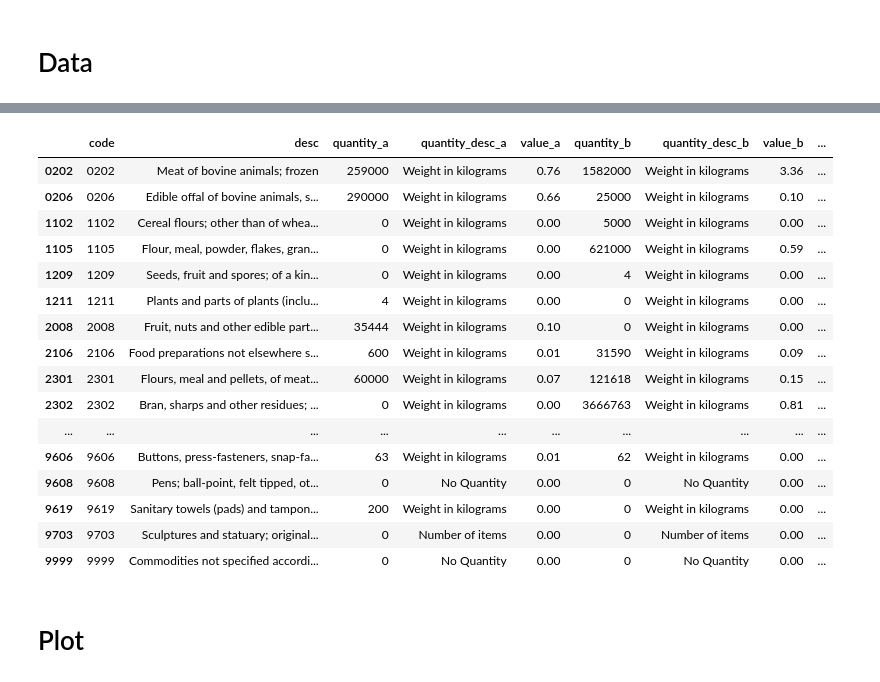
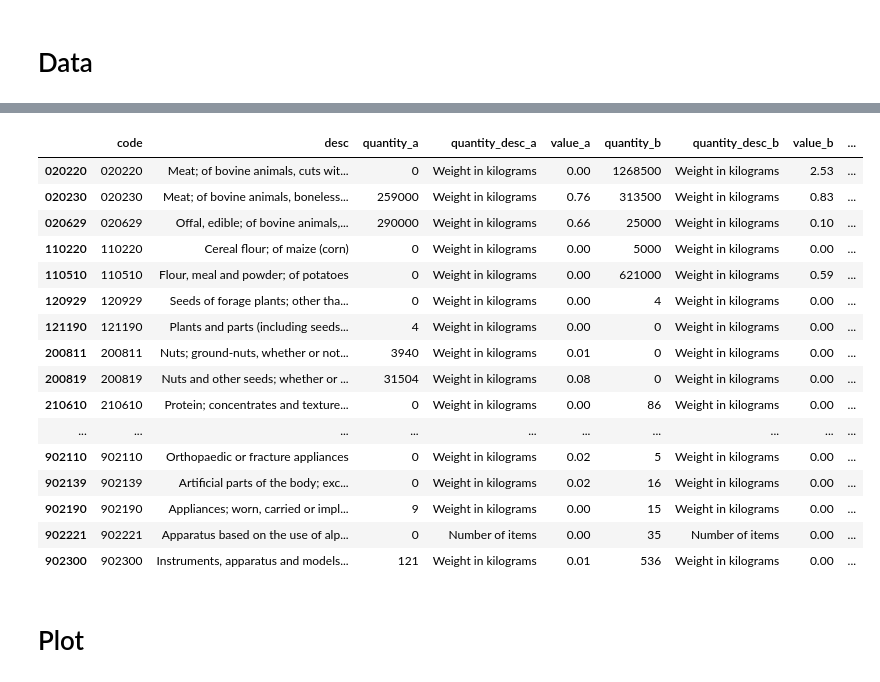
Before and after one commit to kmaneesh/tta, a Jupyter notebook: notebook/country/export.ipynb, the cells around one changed output, grey strips where cells are left out. Drawn from its saved outputs; the diff is of its cells as text; code cells hidden in the pictures.

```diff
--- a/notebook/country/export.ipynb
+++ b/notebook/country/export.ipynb
@@ -61,23 +84,23 @@ df = tta.prepare(data)
 # %%
-df.sort_values(by=['code'])
+df6.sort_values(by=['code'])
 # %% [output]
 |  | code | desc | quantity_a | quantity_desc_a | value_a | quantity_b | quantity_desc_b | value_b | ... |
-| 0202 | 0202 | Meat of bovine animals; frozen | 259000 | Weight in kilograms | 0.76 | 1582000 | Weight in kilograms | 3.36 | ... |
-| 0206 | 0206 | Edible offal of bovine animals, s... | 290000 | Weight in kilograms | 0.66 | 25000 | Weight in kilograms | 0.10 | ... |
-| 1102 | 1102 | Cereal flours; other than of whea... | 0 | Weight in kilograms | 0.00 | 5000 | Weight in kilograms | 0.00 | ... |
-| 1105 | 1105 | Flour, meal, powder, flakes, gran... | 0 | Weight in kilograms | 0.00 | 621000 | Weight in kilograms | 0.59 | ... |
-| 1209 | 1209 | Seeds, fruit and spores; of a kin... | 0 | Weight in kilograms | 0.00 | 4 | Weight in kilograms | 0.00 | ... |
-| 1211 | 1211 | Plants and parts of plants (inclu... | 4 | Weight in kilograms | 0.00 | 0 | Weight in kilograms | 0.00 | ... |
-| 2008 | 2008 | Fruit, nuts and other edible part... | 35444 | Weight in kilograms | 0.10 | 0 | Weight in kilograms | 0.00 | ... |
-| 2106 | 2106 | Food preparations not elsewhere s... | 600 | Weight in kilograms | 0.01 | 31590 | Weight in kilograms | 0.09 | ... |
-| 2301 | 2301 | Flours, meal and pellets, of meat... | 60000 | Weight in kilograms | 0.07 | 121618 | Weight in kilograms | 0.15 | ... |
-| 2302 | 2302 | Bran, sharps and other residues; ... | 0 | Weight in kilograms | 0.00 | 3666763 | Weight in kilograms | 0.81 | ... |
+| 020220 | 020220 | Meat; of bovine animals, cuts wit... | 0 | Weight in kilograms | 0.00 | 1268500 | Weight in kilograms | 2.53 | ... |
+| 020230 | 020230 | Meat; of bovine animals, boneless... | 259000 | Weight in kilograms | 0.76 | 313500 | Weight in kilograms | 0.83 | ... |
+| 020629 | 020629 | Offal, edible; of bovine animals,... | 290000 | Weight in kilograms | 0.66 | 25000 | Weight in kilograms | 0.10 | ... |
+| 110220 | 110220 | Cereal flour; of maize (corn) | 0 | Weight in kilograms | 0.00 | 5000 | Weight in kilograms | 0.00 | ... |
+| 110510 | 110510 | Flour, meal and powder; of potatoes | 0 | Weight in kilograms | 0.00 | 621000 | Weight in kilograms | 0.59 | ... |
+| 120929 | 120929 | Seeds of forage plants; other tha... | 0 | Weight in kilograms | 0.00 | 4 | Weight in kilograms | 0.00 | ... |
+| 121190 | 121190 | Plants and parts (including seeds... | 4 | Weight in kilograms | 0.00 | 0 | Weight in kilograms | 0.00 | ... |
+| 200811 | 200811 | Nuts; ground-nuts, whether or not... | 3940 | Weight in kilograms | 0.01 | 0 | Weight in kilograms | 0.00 | ... |
+| 200819 | 200819 | Nuts and other seeds; whether or ... | 31504 | Weight in kilograms | 0.08 | 0 | Weight in kilograms | 0.00 | ... |
+| 210610 | 210610 | Protein; concentrates and texture... | 0 | Weight in kilograms | 0.00 | 86 | Weight in kilograms | 0.00 | ... |
 | ... | ... | ... | ... | ... | ... | ... | ... | ... | ... |
-| 9606 | 9606 | Buttons, press-fasteners, snap-fa... | 63 | Weight in kilograms | 0.01 | 62 | Weight in kilograms | 0.00 | ... |
-| 9608 | 9608 | Pens; ball-point, felt tipped, ot... | 0 | No Quantity | 0.00 | 0 | No Quantity | 0.00 | ... |
-| 9619 | 9619 | Sanitary towels (pads) and tampon... | 200 | Weight in kilograms | 0.00 | 0 | Weight in kilograms | 0.00 | ... |
-| 9703 | 9703 | Sculptures and statuary; original... | 0 | Number of items | 0.00 | 0 | Number of items | 0.00 | ... |
-| 9999 | 9999 | Commodities not specified accordi... | 0 | No Quantity | 0.00 | 0 | No Quantity | 0.00 | ... |
+| 902110 | 902110 | Orthopaedic or fracture appliances | 0 | Weight in kilograms | 0.02 | 5 | Weight in kilograms | 0.00 | ... |
+| 902139 | 902139 | Artificial parts of the body; exc... | 0 | Weight in kilograms | 0.02 | 16 | Weight in kilograms | 0.00 | ... |
+| 902190 | 902190 | Appliances; worn, carried or impl... | 9 | Weight in kilograms | 0.00 | 15 | Weight in kilograms | 0.00 | ... |
+| 902221 | 902221 | Apparatus based on the use of alp... | 0 | Number of items | 0.00 | 35 | Number of items | 0.00 | ... |
+| 902300 | 902300 | Instruments, apparatus and models... | 121 | Weight in kilograms | 0.01 | 536 | Weight in kilograms | 0.00 | ... |
 # %% [markdown]
 # Plot
 # %%
```
Also changed, not shown: parts of 4 cells of this notebook, 1 other file.
